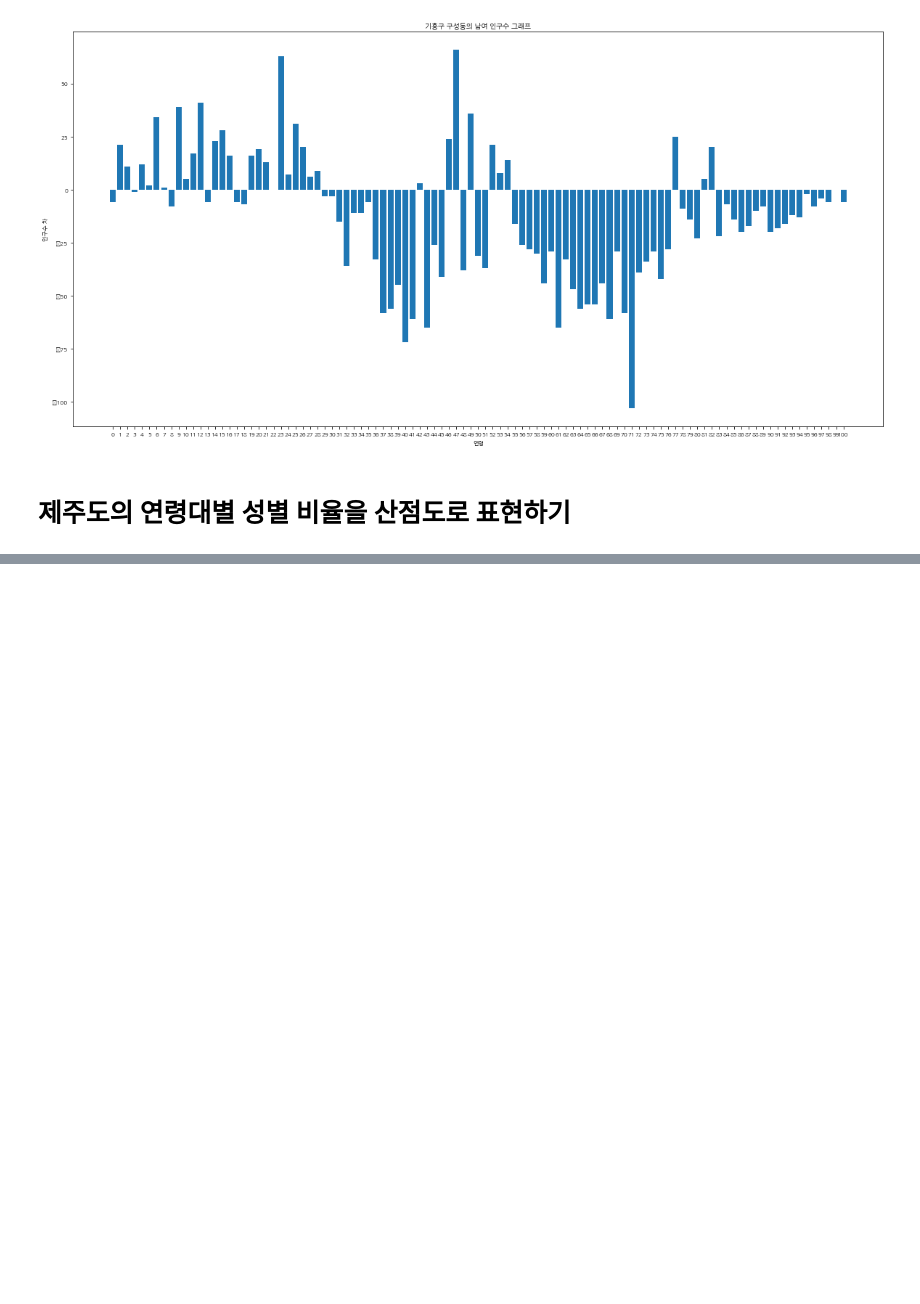
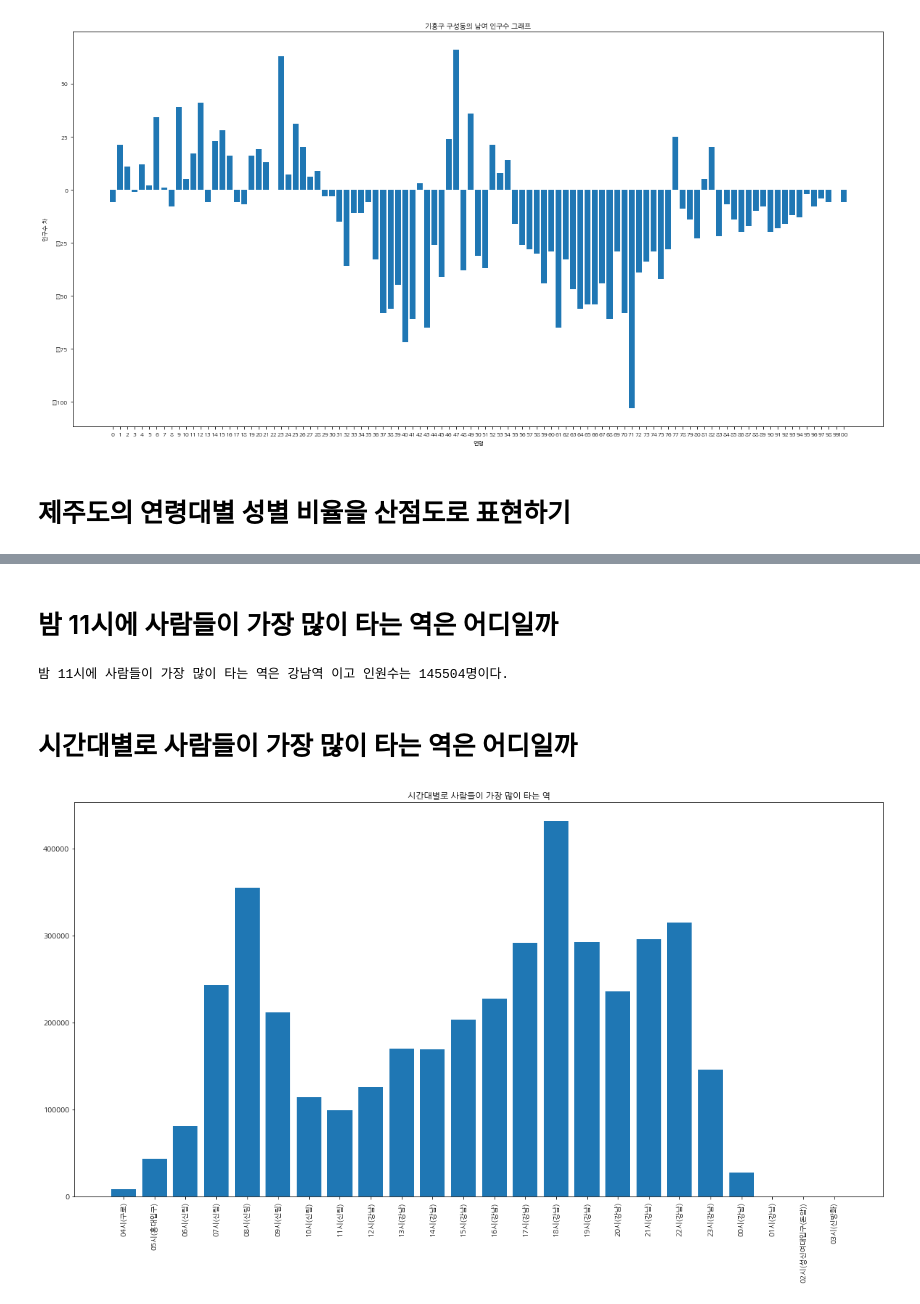
Before and after one commit to HIMMEL95/Elice, a Jupyter notebook: test.ipynb, the cells around one changed output, grey strips where cells are left out. Drawn from its saved outputs; the diff is of its cells as text; code cells hidden in the pictures; blank space fills up the shorter version.

```diff
--- a/test.ipynb
+++ b/test.ipynb
@@ -207,0 +405,68 @@ next(data)
+# %% [markdown]
+# 밤 11시에 사람들이 가장 많이 타는 역은 어디일까
+# %%
+import csv
+import numpy as np
+import matplotlib.pyplot as plt
+
+f = open('./Traffic_data/subwaytime.csv', encoding='cp949')
+data = csv.reader(f)
+next(data)
+next(data)
+
+t = int(input())
+
+i = 4 + (t-4)*2
+
+mx = 0
+mx_station = ''
+
+for row in data:
+    row[4:] = map(int, row[4:])
+    if row[i] > mx:
+        mx = row[i]
+        mx_station = row[3]
+
+print(f'밤 11시에 사람들이 가장 많이 타는 역은 {mx_station}역 이고 인원수는 {mx}명이다.')
+# %% [output]
+밤 11시에 사람들이 가장 많이 타는 역은 강남역 이고 인원수는 145504명이다.
+# %% [markdown]
+# 시간대별로 사람들이 가장 많이 타는 역은 어디일까
+# %%
+import csv
+import numpy as np
+import matplotlib.pyplot as plt
+
+f = open('./Traffic_data/subwaytime.csv', encoding='cp949')
+data = csv.reader(f)
+
+label = []
+
+yvalue = [0 for i in range(24)]
+max_location = ['' for i in range(24)]
+for i, row in enumerate(data):
+    if i == 0:
+        label = row[4:52:2]
+    elif i == 1:
+        continue
+    else:
+        row[4:] = map(int, row[4:])
+        for j in range(24):
+            if yvalue[j] < row[j*2 +4]:
+                yvalue[j] = row[j*2 + 4]
+                max_location[j] = row[3]
+
+xvalue = []
+for v,l in zip(label, max_location):
+    hour = v.split(':')[0]
+    xvalue.append(f'{hour}시({l})')
+
+plt.figure(figsize=(20,10))
+plt.bar(xvalue, yvalue)
+plt.xticks(rotation=90)
+plt.title('시간대별로 사람들이 가장 많이 타는 역')
+plt.rc('font', family='NanumGothic')
+plt.rc('font', size=10)
+plt.show()
+# %% [output]
+[figure, added]
```
Also changed, not shown: parts of 17 cells of this notebook.
